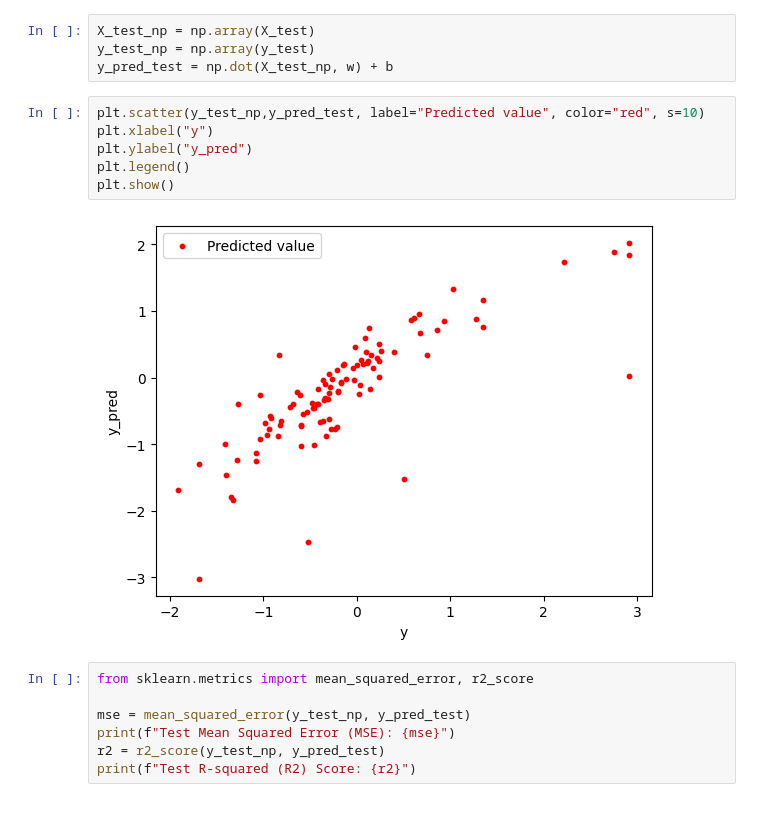
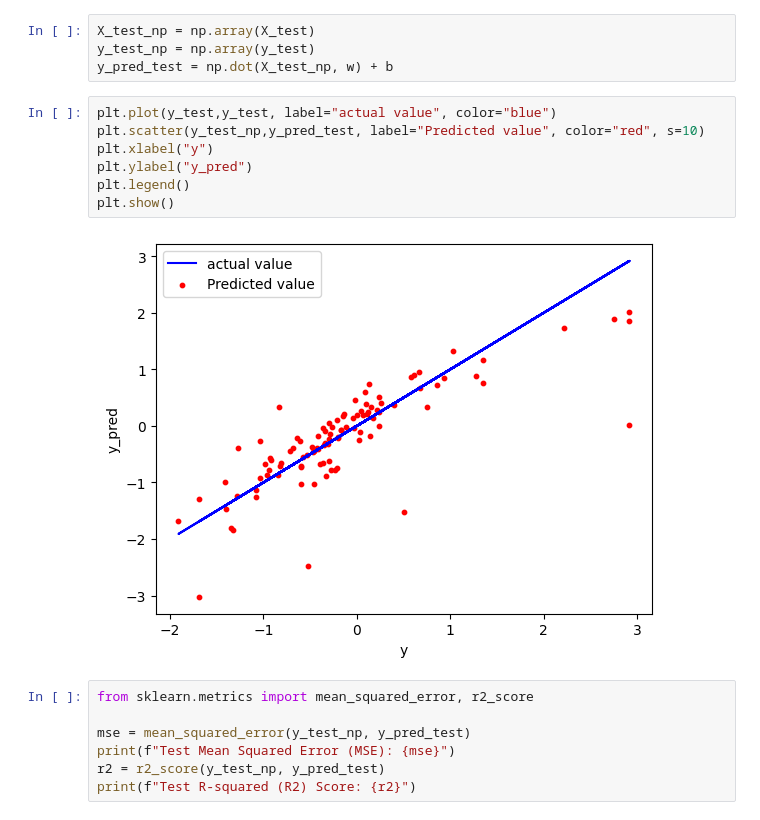
Before and after one commit to ananya024/acm_aiml, a Jupyter notebook: acm_aiml_task3_linear_reg.ipynb, the cells around one changed output. Drawn from its saved outputs; the diff is of its cells as text.

```diff
--- a/acm_aiml_task3_linear_reg.ipynb
+++ b/acm_aiml_task3_linear_reg.ipynb
@@ -142,13 +142,14 @@ X_test_np = np.array(X_test)
 y_test_np = np.array(y_test)
 y_pred_test = np.dot(X_test_np, w) + b
 # %%
+plt.plot(y_test,y_test, label="actual value", color="blue")
 plt.scatter(y_test_np,y_pred_test, label="Predicted value", color="red", s=10)
 plt.xlabel("y")
 plt.ylabel("y_pred")
 plt.legend()
 plt.show()
 # %% [output]
-[figure, old version]
+[figure, new version]
 # %%
 from sklearn.metrics import mean_squared_error, r2_score
 
```
Also changed, not shown: parts of 1 cell of this notebook.
